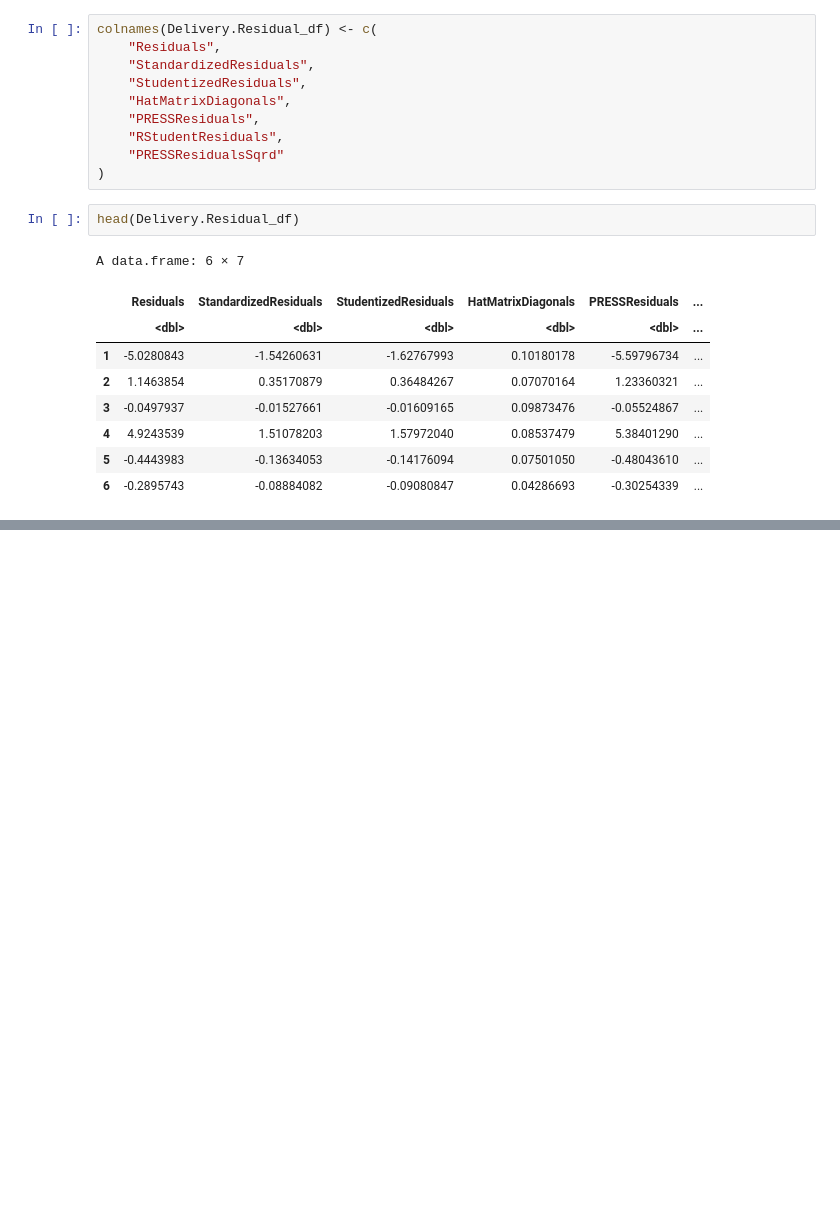
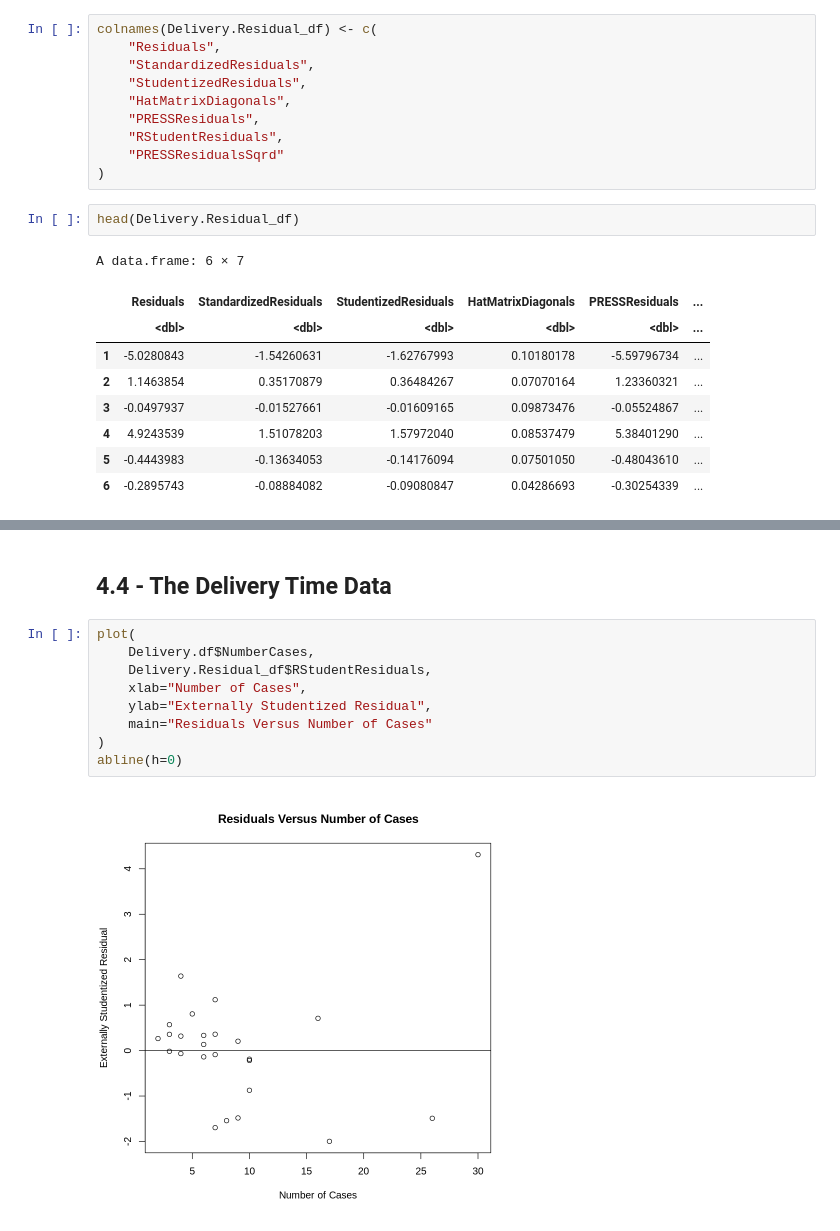
Before and after one commit to j-buss/Introduction-to-Linear-Regression-Analysis, a Jupyter notebook: Chapter_04/Chapter_04_Examples_R.ipynb, the cells around one changed output, grey strips where cells are left out. Saved outputs shown, nothing was run; the diff lists cells and outputs as text; blank space fills up the shorter version.

```diff
--- a/Chapter_04/Chapter_04_Examples_R.ipynb
+++ b/Chapter_04/Chapter_04_Examples_R.ipynb
@@ -227,0 +232,13 @@ ggplot(NULL, aes(x=Delivery.RStudentResiduals)) + geom_step(stat="ecdf")
+# %% [markdown]
+## 4.4 - The Delivery Time Data
+# %%
+plot(
+    Delivery.df$NumberCases,
+    Delivery.Residual_df$RStudentResiduals,
+    xlab="Number of Cases",
+    ylab="Externally Studentized Residual",
+    main="Residuals Versus Number of Cases"
+)
+abline(h=0)
+# %% [output]
+[figure, added]
```
Also changed, not shown: parts of 22 cells of this notebook.
